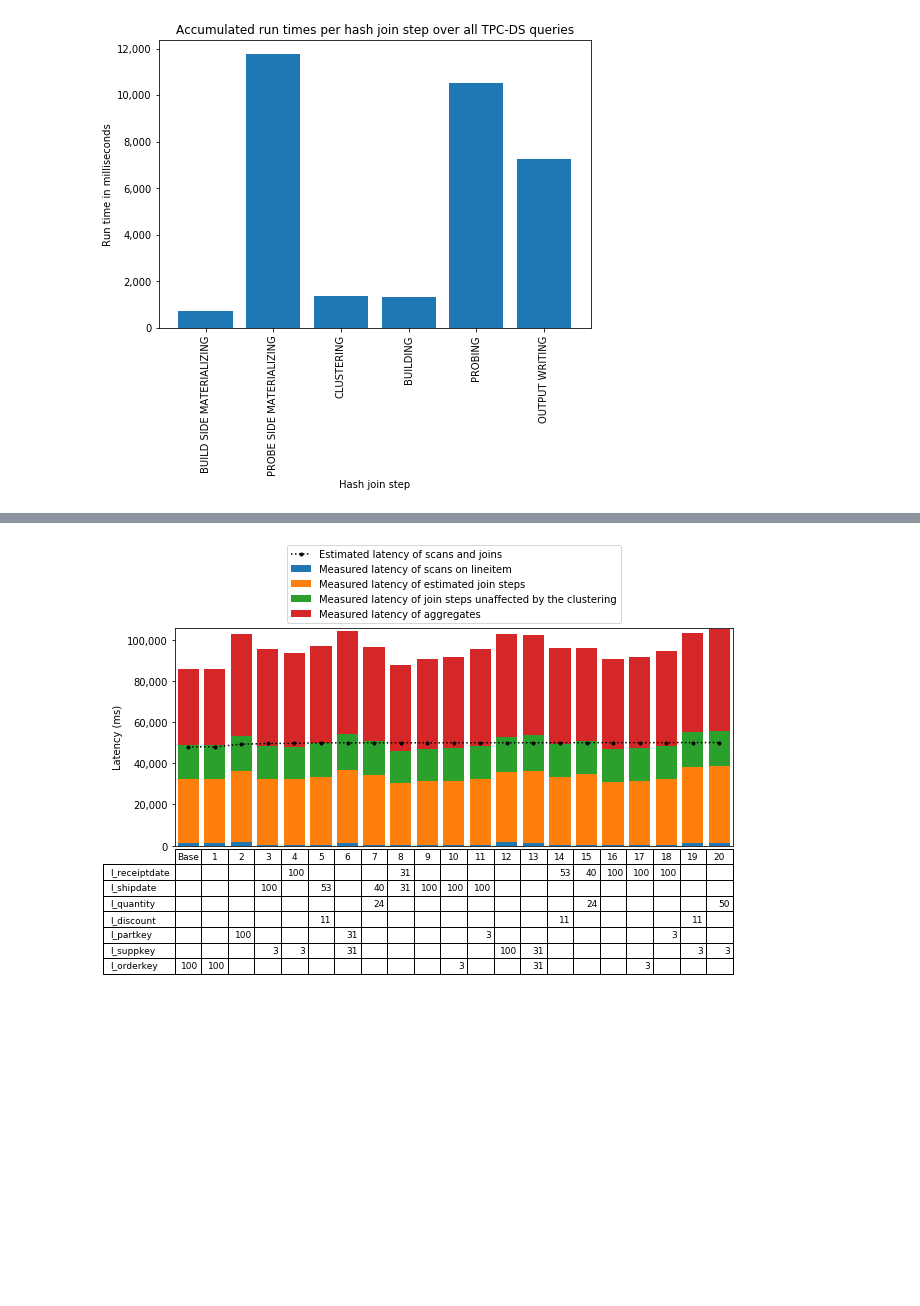
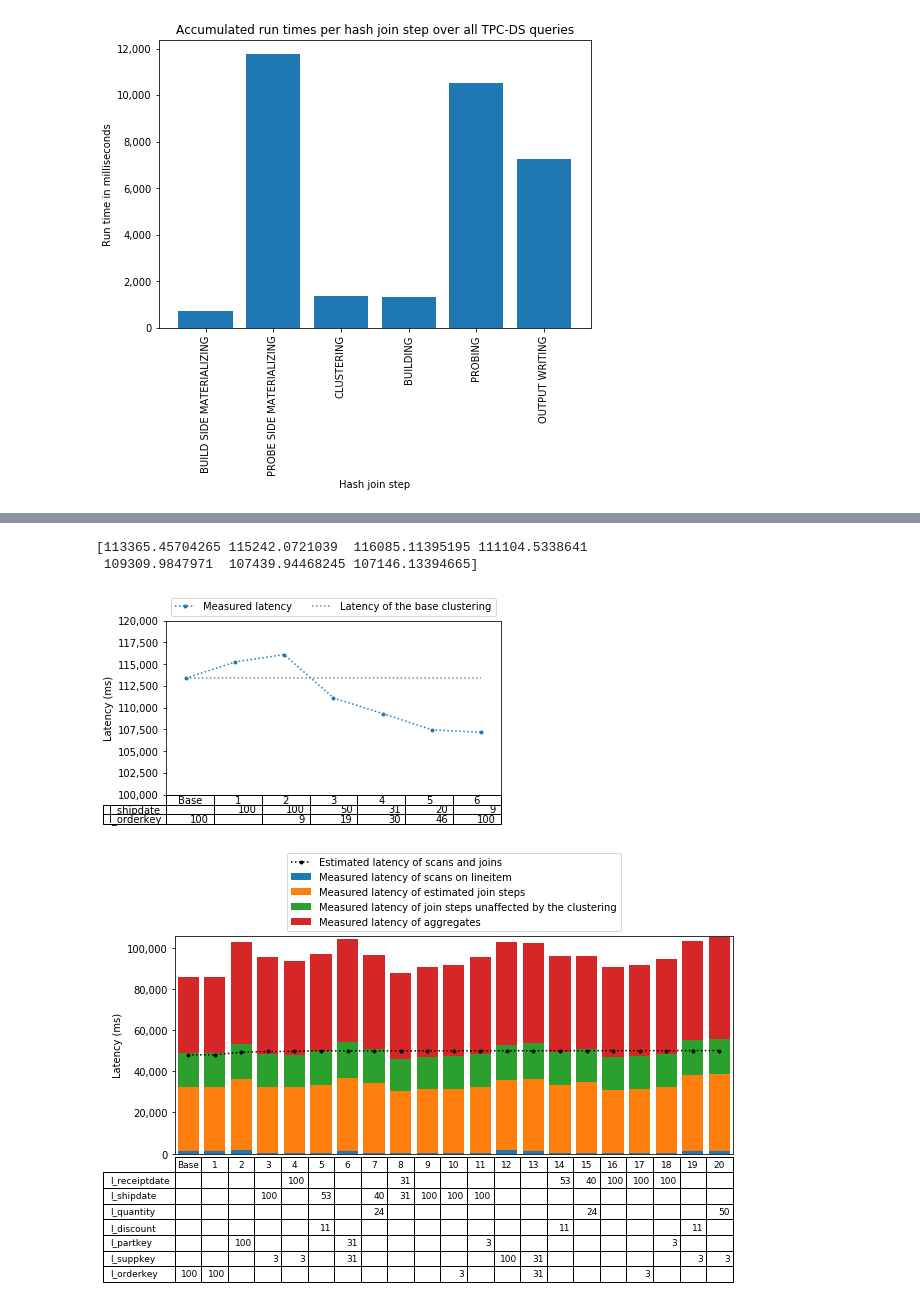
Before and after one commit to aloeser/clustering_model, a Jupyter notebook: Visualizations.ipynb, the cells around one changed output, grey strips where cells are left out. Saved outputs shown, nothing was run; the diff lists cells and outputs as text; code cells hidden in the pictures; blank space fills up the shorter version.

```diff
--- a/Visualizations.ipynb
+++ b/Visualizations.ipynb
@@ -323,3 +374,36 @@ plt.savefig(f'/home/aloeser/Downloads/top20_latency_{BENCHMARK}.pdf', bbox_extra
+# %%
+benchmark_folder = "/home/aloeser/Dokumente/repos/hyrise/benchmark_results/final/tpch/sf10-clustercounts"
+
+fig, ax = plt.subplots()
+
+latencies = np.array(extract_average_latencies(benchmark_folder)) / 1e6
+print(latencies)
+ax.plot(np.arange(len(latencies)), latencies, linestyle='dotted', marker='.', label='Measured latency')
+ax.hlines(latencies[0], 0, 6, color='gray', label='Latency of the base clustering', linestyle='dotted')
+
+
+ranks = ['Base'] + [str(x + 1) for x in range(len(latencies)-1)]
+the_table = add_cluster_count_table(benchmark_folder, ['l_shipdate', 'l_orderkey'], ranks, ax)
+
+ax.get_yaxis().set_major_formatter(matplotlib.ticker.FuncFormatter(lambda x, p: format(int(x), ',')))
+ax.set_ylabel('Latency (ms)')
+ax.set_ylim(ymin=100000,ymax=120000)
+
+PAPER_MODE = True
+if PAPER_MODE:
+    box = ax.get_position()
+    ax.set_position([box.x0, box.y0, box.width, box.height * 0.8])
+    legend = ax.legend(loc="lower center", ncol=2, bbox_to_anchor=(0.5, 1))
+else:
+    legend = ax.legend(loc='center left', ncol=1, bbox_to_anchor=(1.0, 0.5))
+
+plt.margins(1/15, 1/15)
+plt.savefig(f'/home/aloeser/Downloads/eval_cluster_counts.pdf', bbox_extra_artists=(legend,the_table,), bbox_inches="tight")
+plt.show()
+# %% [output]
+[113365.45704265 115242.0721039  116085.11395195 111104.5338641
+ 109309.9847971  107439.94468245 107146.13394665]
+[figure, added]
 # %%
 def extract_operator_durations_from_pqp(pqp_folder):
     all_operator_breakdowns = {}
```
Also changed, not shown: parts of 5 cells of this notebook, 1 other file.
